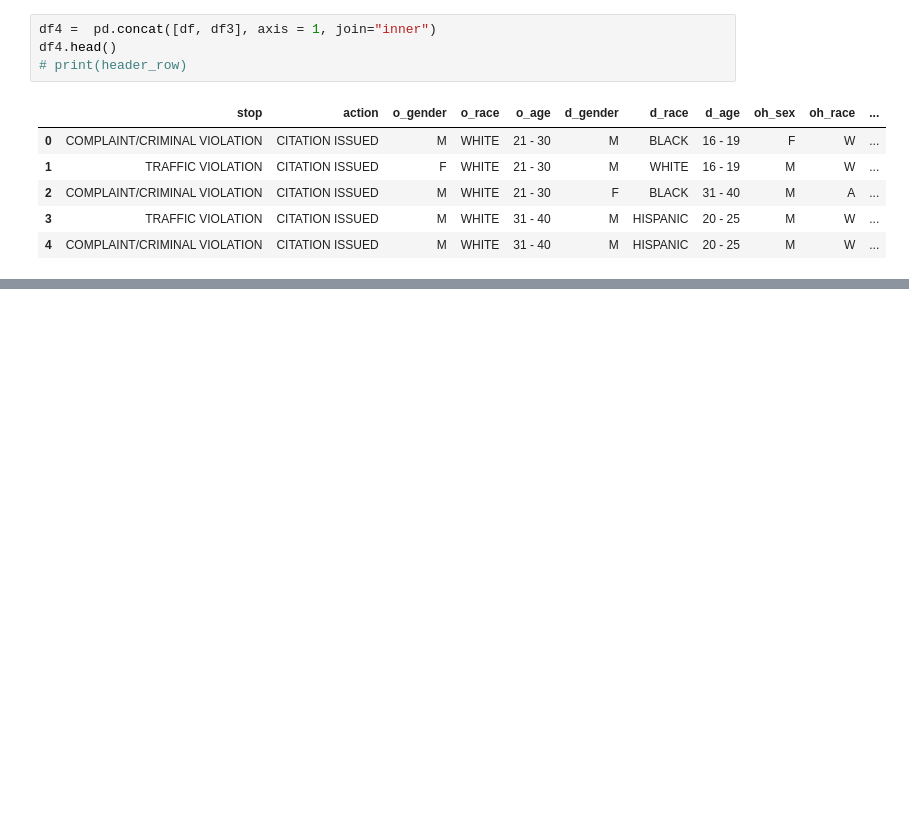
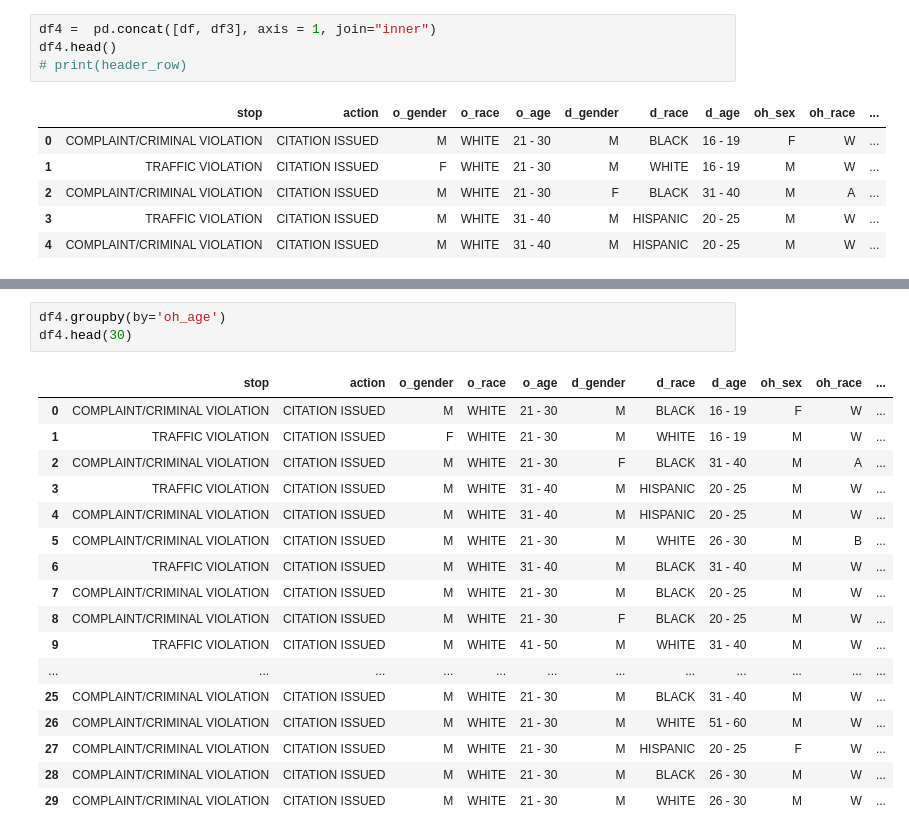
Before and after one commit to dmorton714/lmpd, a Jupyter notebook: lmpd.ipynb, the cells around one changed output, grey strips where cells are left out. Drawn from its saved outputs; the diff is of its cells as text; blank space fills up the shorter version.

```diff
--- a/lmpd.ipynb
+++ b/lmpd.ipynb
@@ -101,0 +122,21 @@ df4.head()
+# %%
+df4.groupby(by='oh_age')
+df4.head(30)
+# %% [output]
+|  | stop | action | o_gender | o_race | o_age | d_gender | d_race | d_age | oh_sex | oh_race | ... |
+| 0 | COMPLAINT/CRIMINAL VIOLATION | CITATION ISSUED | M | WHITE | 21 - 30 | M | BLACK | 16 - 19 | F | W | ... |
+| 1 | TRAFFIC VIOLATION | CITATION ISSUED | F | WHITE | 21 - 30 | M | WHITE | 16 - 19 | M | W | ... |
+| 2 | COMPLAINT/CRIMINAL VIOLATION | CITATION ISSUED | M | WHITE | 21 - 30 | F | BLACK | 31 - 40 | M | A | ... |
+| 3 | TRAFFIC VIOLATION | CITATION ISSUED | M | WHITE | 31 - 40 | M | HISPANIC | 20 - 25 | M | W | ... |
+| 4 | COMPLAINT/CRIMINAL VIOLATION | CITATION ISSUED | M | WHITE | 31 - 40 | M | HISPANIC | 20 - 25 | M | W | ... |
+| 5 | COMPLAINT/CRIMINAL VIOLATION | CITATION ISSUED | M | WHITE | 21 - 30 | M | WHITE | 26 - 30 | M | B | ... |
+| 6 | TRAFFIC VIOLATION | CITATION ISSUED | M | WHITE | 31 - 40 | M | BLACK | 31 - 40 | M | W | ... |
+| 7 | COMPLAINT/CRIMINAL VIOLATION | CITATION ISSUED | M | WHITE | 21 - 30 | M | BLACK | 20 - 25 | M | W | ... |
+| 8 | COMPLAINT/CRIMINAL VIOLATION | CITATION ISSUED | M | WHITE | 21 - 30 | F | BLACK | 20 - 25 | M | W | ... |
+| 9 | TRAFFIC VIOLATION | CITATION ISSUED | M | WHITE | 41 - 50 | M | WHITE | 31 - 40 | M | W | ... |
+| ... | ... | ... | ... | ... | ... | ... | ... | ... | ... | ... | ... |
+| 25 | COMPLAINT/CRIMINAL VIOLATION | CITATION ISSUED | M | WHITE | 21 - 30 | M | BLACK | 31 - 40 | M | W | ... |
+| 26 | COMPLAINT/CRIMINAL VIOLATION | CITATION ISSUED | M | WHITE | 21 - 30 | M | WHITE | 51 - 60 | M | W | ... |
+| 27 | COMPLAINT/CRIMINAL VIOLATION | CITATION ISSUED | M | WHITE | 21 - 30 | M | HISPANIC | 20 - 25 | F | W | ... |
+| 28 | COMPLAINT/CRIMINAL VIOLATION | CITATION ISSUED | M | WHITE | 21 - 30 | M | BLACK | 26 - 30 | M | W | ... |
+| 29 | COMPLAINT/CRIMINAL VIOLATION | CITATION ISSUED | M | WHITE | 21 - 30 | M | WHITE | 26 - 30 | M | W | ... |
```
Also changed, not shown: parts of 4 cells of this notebook.
